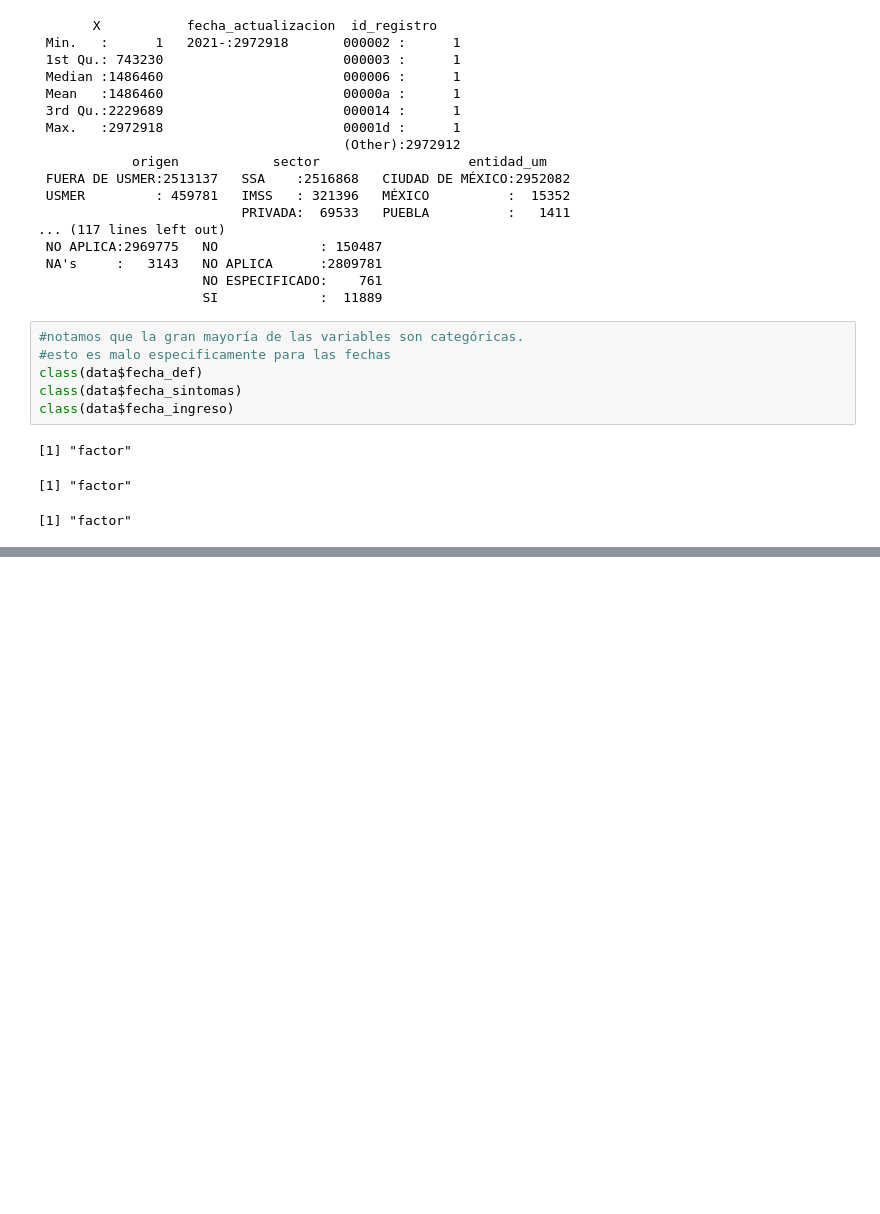
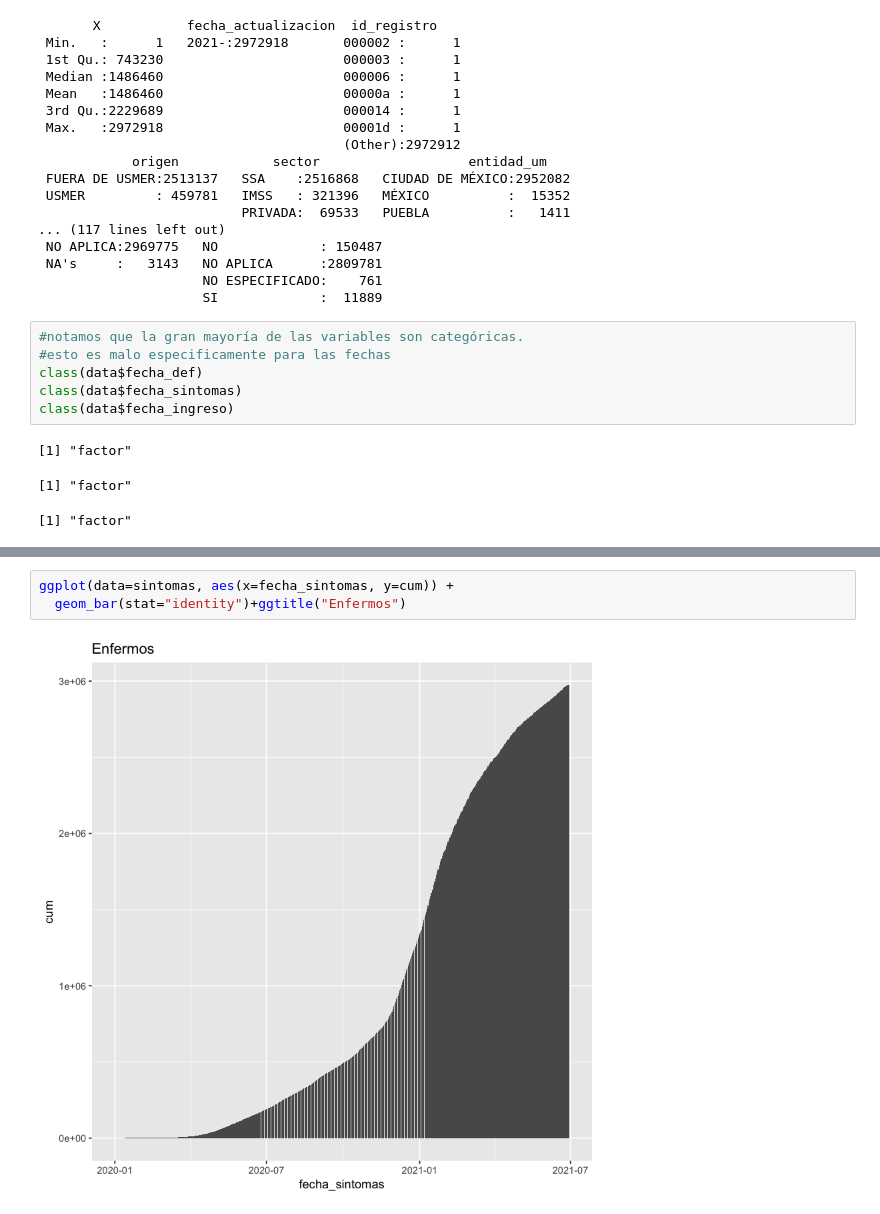
Before and after one commit to prope-2021-gh-classroom/practica-final-verano-2021-marcoyel21, a Jupyter notebook: extraccion_limpieza.ipynb, the cells around one changed output, grey strips where cells are left out. Cells and saved outputs as stored; diff of their text form; blank space fills up the shorter version.

```diff
--- a/extraccion_limpieza.ipynb
+++ b/extraccion_limpieza.ipynb
@@ -110,0 +137,5 @@ write.csv(data,"data.csv")
+# %%
+ggplot(data=sintomas, aes(x=fecha_sintomas, y=cum)) +
+  geom_bar(stat="identity")+ggtitle("Enfermos")
+# %% [output]
+[figure, added]
```
Also changed, not shown: parts of 9 cells of this notebook.
